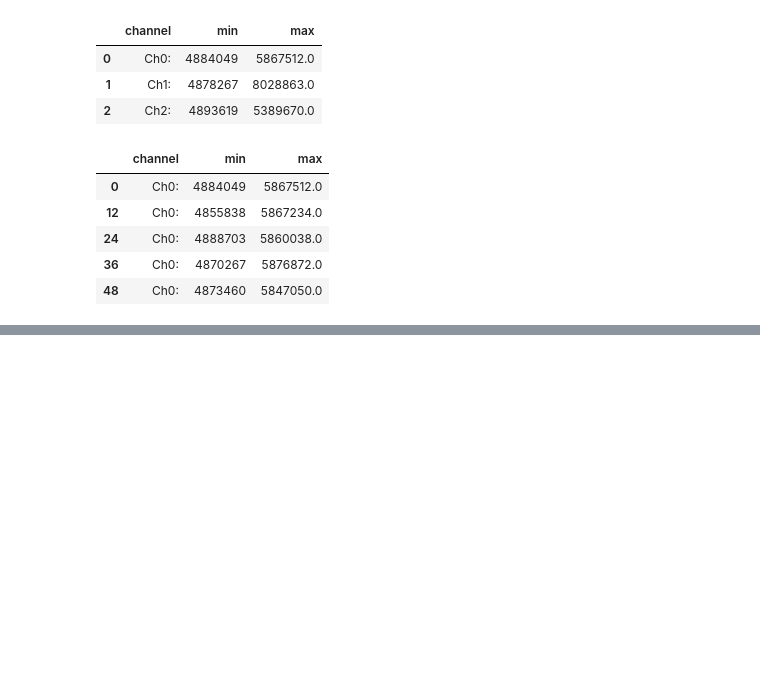
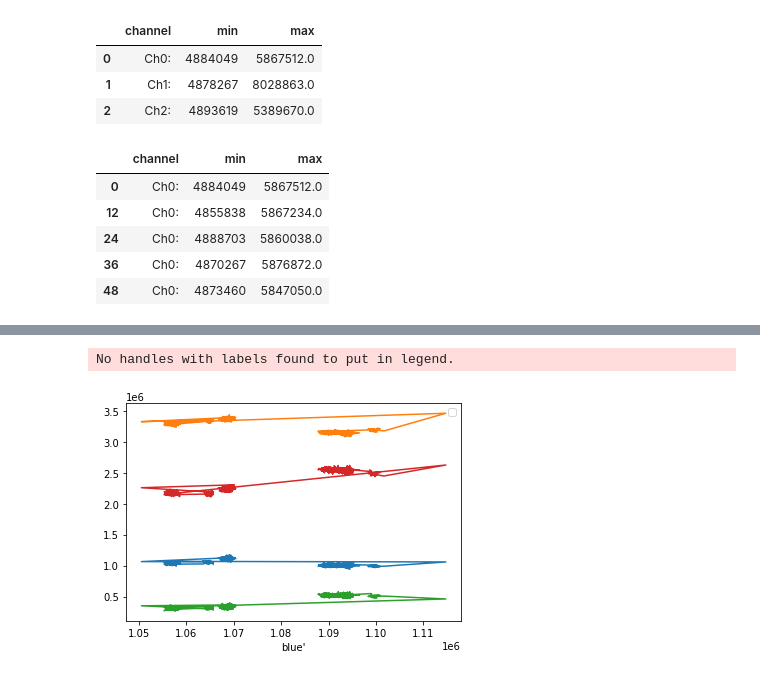
Before and after one commit to ahmadasmandar/python_tutorials, a Jupyter notebook: data_manipulation/workwithfis.ipynb, the cells around one changed output, grey strips where cells are left out. Cells and saved outputs as stored; diff of their text form; code cells hidden in the pictures; blank space fills up the shorter version.

```diff
--- a/data_manipulation/workwithfis.ipynb
+++ b/data_manipulation/workwithfis.ipynb
@@ -52,0 +78,11 @@ dtype: object
+# %%
+fig,ax=plt.subplots()
+ax.plot(delta8,delta0)
+ax.plot(delta8,delta1)
+ax.plot(delta8,delta2)
+ax.plot(delta8,delta3)
+ax.set_xlabel("blue'")
+ax.legend();
+# %% [output]
+No handles with labels found to put in legend.
+[figure, added]
```
Also changed, not shown: parts of 6 cells of this notebook.
